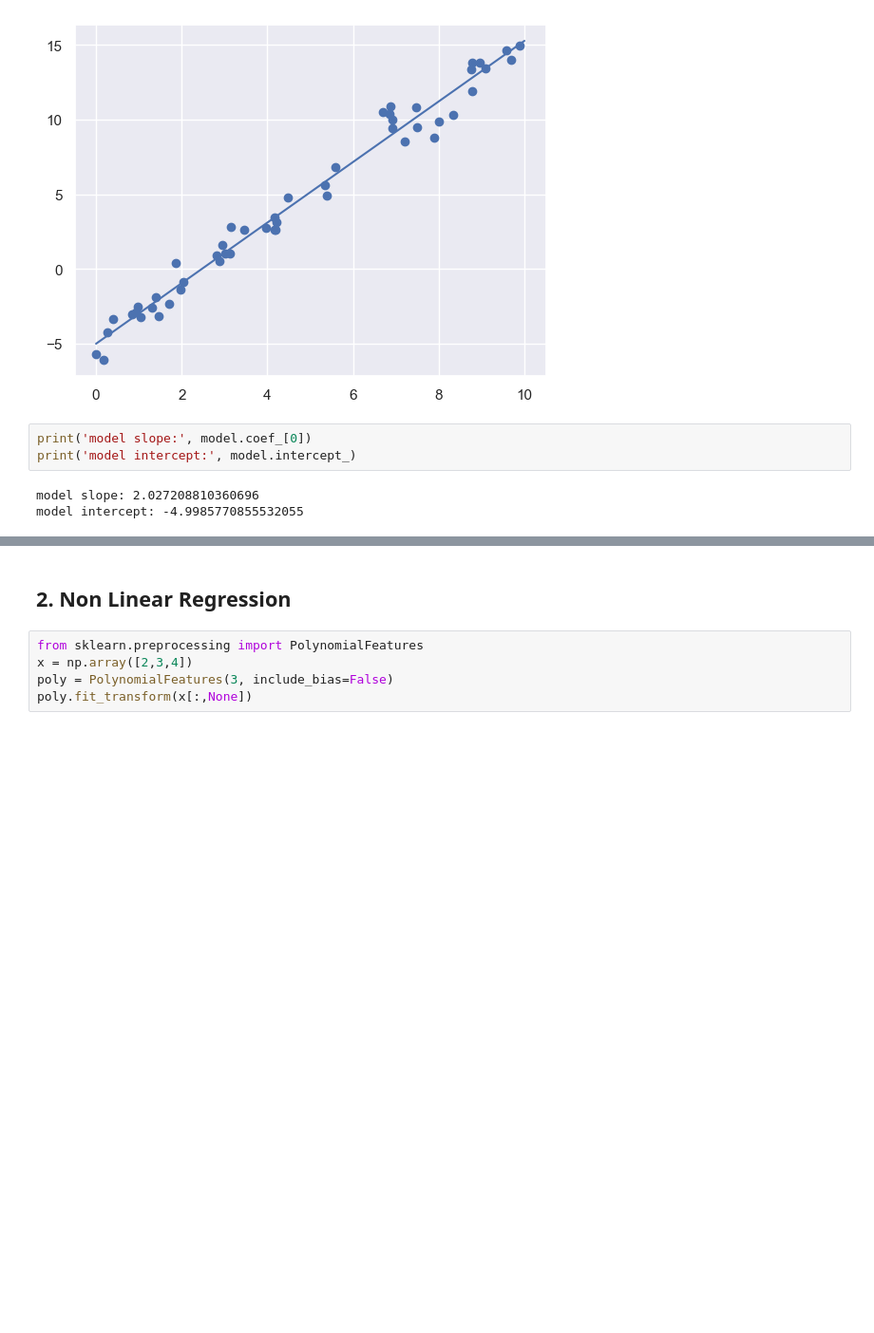
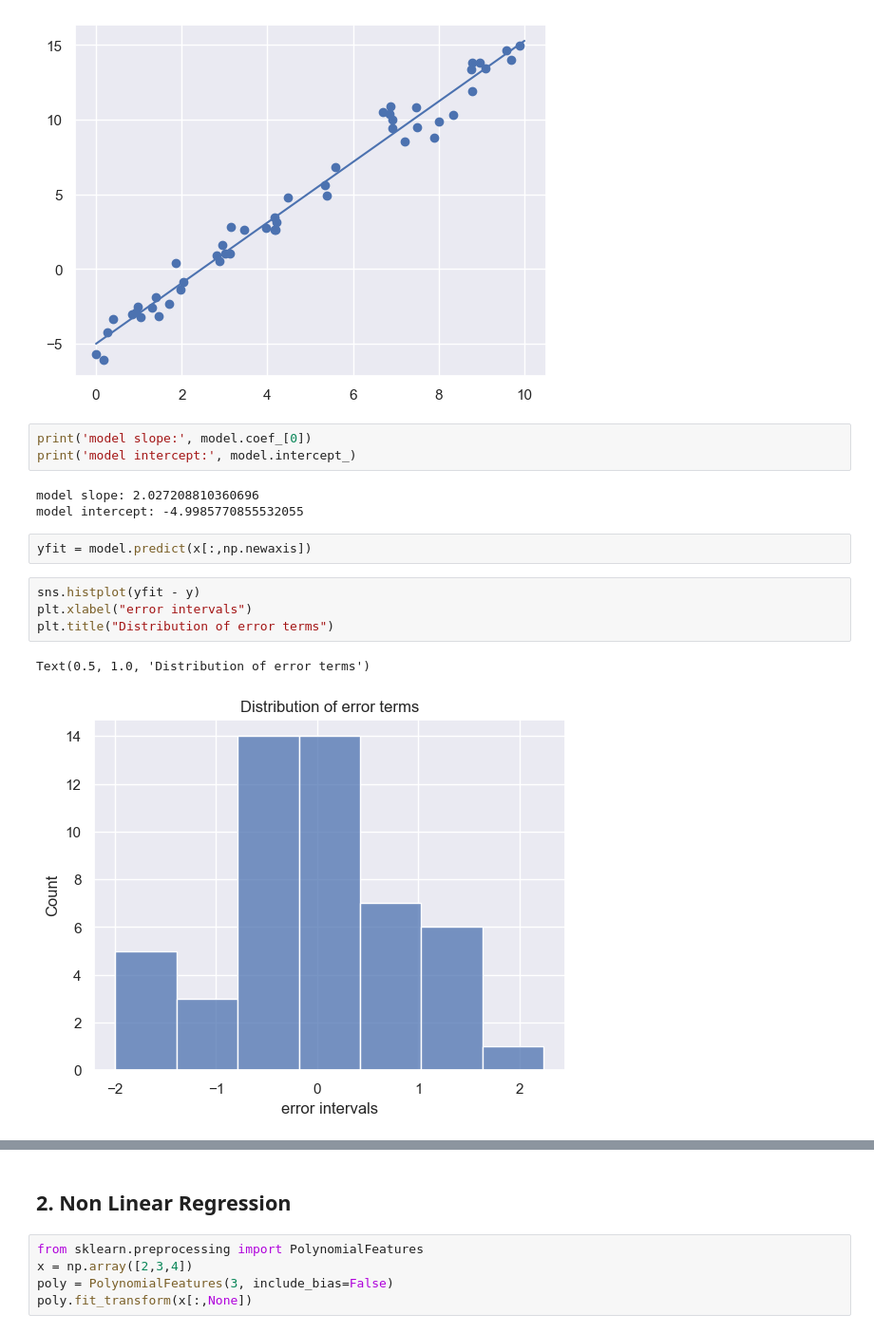
Before and after one commit to rohitsinghsalyan/ds-models, a Jupyter notebook: Regression.ipynb, the cells around one changed output, grey strips where cells are left out. Shown: that part at 95% size. Drawn from its saved outputs; the diff is of its cells as text; blank space fills up the shorter version.

```diff
--- a/Regression.ipynb
+++ b/Regression.ipynb
@@ -31,3 +31,12 @@ print('model intercept:', model.intercept_)
 # %% [output]
 model slope: 2.027208810360696
 model intercept: -4.9985770855532055
+# %%
+yfit = model.predict(x[:,np.newaxis])
+# %%
+sns.histplot(yfit - y)
+plt.xlabel("error intervals")
+plt.title("Distribution of error terms")
+# %% [output]
+Text(0.5, 1.0, 'Distribution of error terms')
+[figure, added]
```
Also changed, not shown: parts of 4 cells of this notebook, 1 other file.
